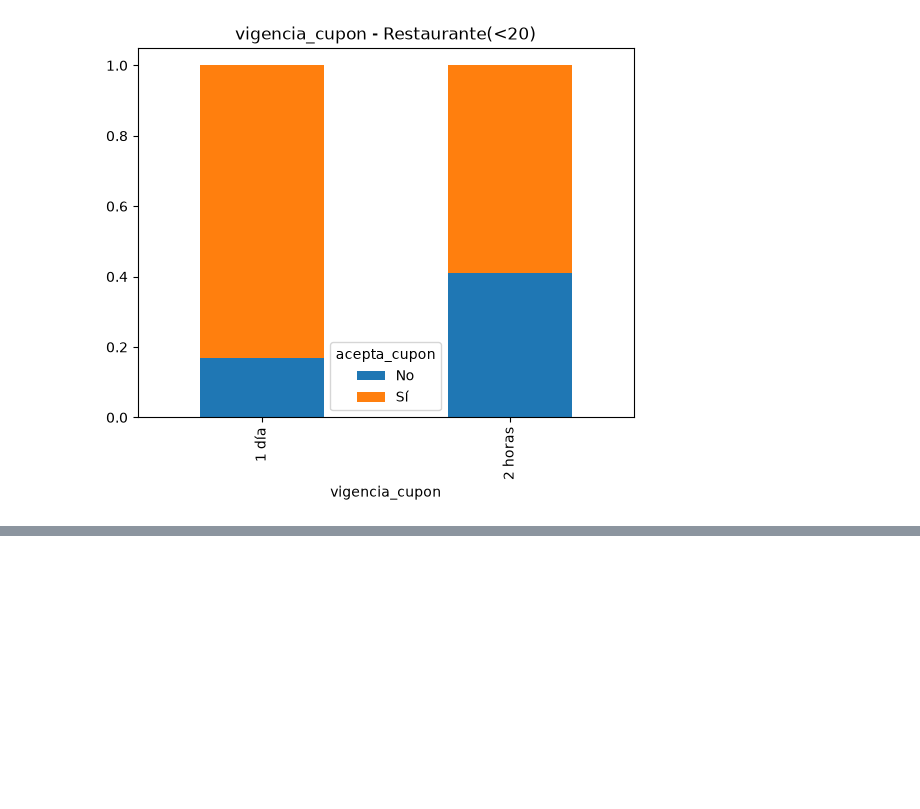
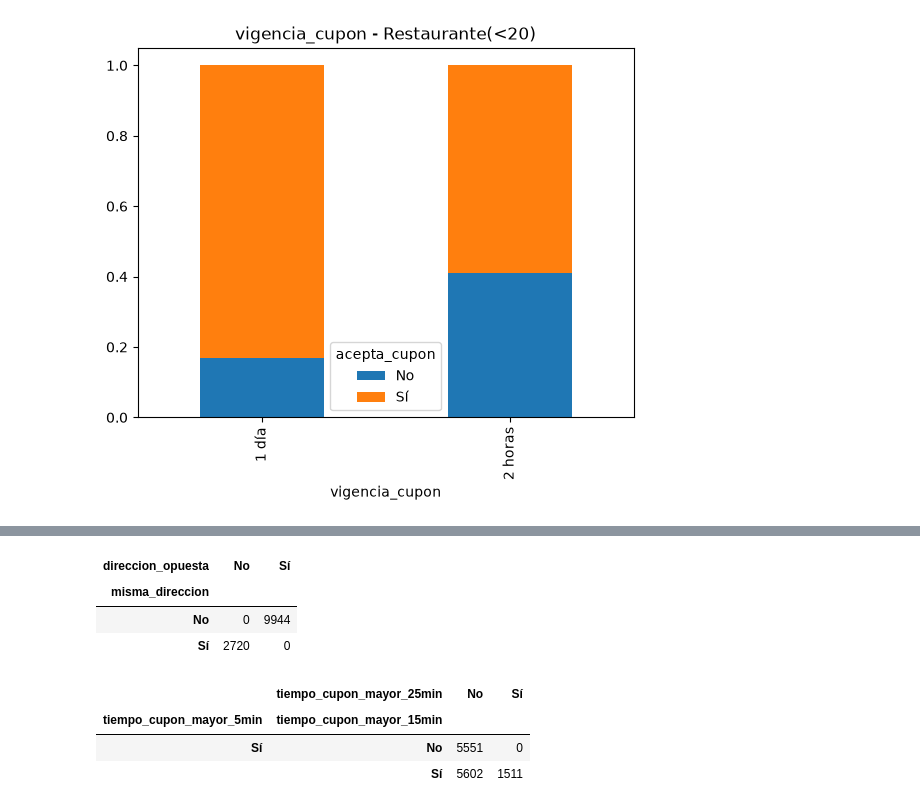
Before and after one commit to samuelmolinal/Lab3-ML, a Jupyter notebook: Laboratorio 3 - Clasificación.ipynb, the cells around one changed output, grey strips where cells are left out. Saved outputs shown, nothing was run; the diff lists cells and outputs as text; code cells hidden in the pictures; blank space fills up the shorter version.

```diff
--- a/Laboratorio 3 - Clasificación.ipynb
+++ b/Laboratorio 3 - Clasificación.ipynb
@@ -258,0 +434,15 @@ plt.show()
+# %%
+pd.crosstab(df_Base['misma_direccion'], df_Base['direccion_opuesta'])
+# %% [output]
+| direccion_opuesta | No | Sí |
+| misma_direccion |  |  |
+| No | 0 | 9944 |
+| Sí | 2720 | 0 |
+# %%
+pd.crosstab([df_Base['tiempo_cupon_mayor_5min'], df_Base['tiempo_cupon_mayor_15min']],
+            df_Base['tiempo_cupon_mayor_25min'])
+# %% [output]
+|  | tiempo_cupon_mayor_25min | No | Sí |
+| tiempo_cupon_mayor_5min | tiempo_cupon_mayor_15min |  |  |
+| Sí | No | 5551 | 0 |
+|  | Sí | 5602 | 1511 |
```
Also changed, not shown: parts of 29 cells of this notebook.
